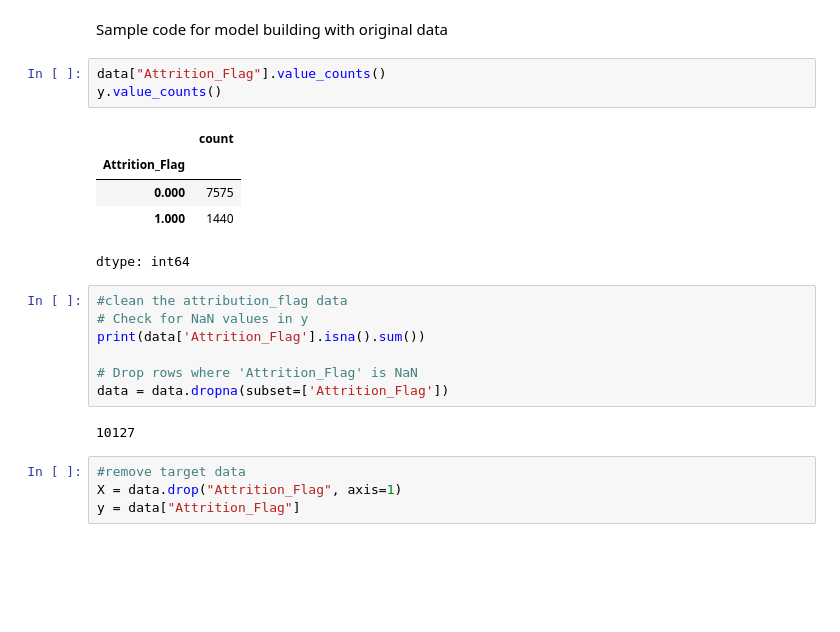
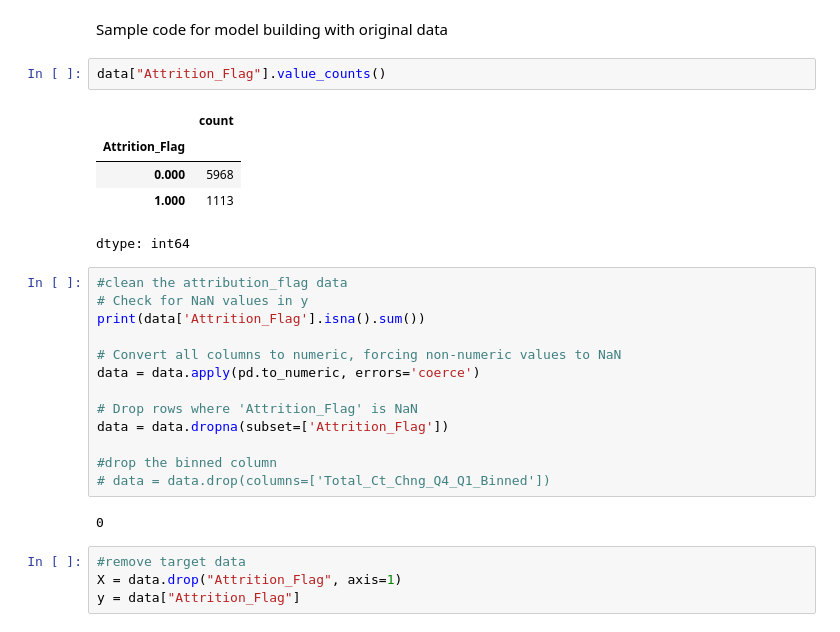
Before and after one commit to lhughey/AIML_Course, a Jupyter notebook: Project 3 - Credit Card Users Churn Prediction/AML_Project_LearnerNotebook_FullCode.ipynb, the cells around one changed output. Cells and saved outputs as stored; diff of their text form; blank space fills up the shorter version.

```diff
--- a/Project 3 - Credit Card Users Churn Prediction/AML_Project_LearnerNotebook_FullCode.ipynb
+++ b/Project 3 - Credit Card Users Churn Prediction/AML_Project_LearnerNotebook_FullCode.ipynb
@@ -878,22 +834,27 @@ def model_performance_classification_sklearn(model, predictors, target):
 Sample code for model building with original data
 # %%
 data["Attrition_Flag"].value_counts()
-y.value_counts()
 # %% [output]
 |  | count |
 | Attrition_Flag |  |
-| 0.000 | 7575 |
-| 1.000 | 1440 |
+| 0.000 | 5968 |
+| 1.000 | 1113 |
 dtype: int64
 # %%
 #clean the attribution_flag data
 # Check for NaN values in y
 print(data['Attrition_Flag'].isna().sum())
 
+# Convert all columns to numeric, forcing non-numeric values to NaN
+data = data.apply(pd.to_numeric, errors='coerce')
+
 # Drop rows where 'Attrition_Flag' is NaN
 data = data.dropna(subset=['Attrition_Flag'])
+
+#drop the binned column
+# data = data.drop(columns=['Total_Ct_Chng_Q4_Q1_Binned'])
 # %% [output]
-10127
+0
 # %%
 #remove target data
 X = data.drop("Attrition_Flag", axis=1)
```
Also changed, not shown: parts of 21 cells of this notebook.
